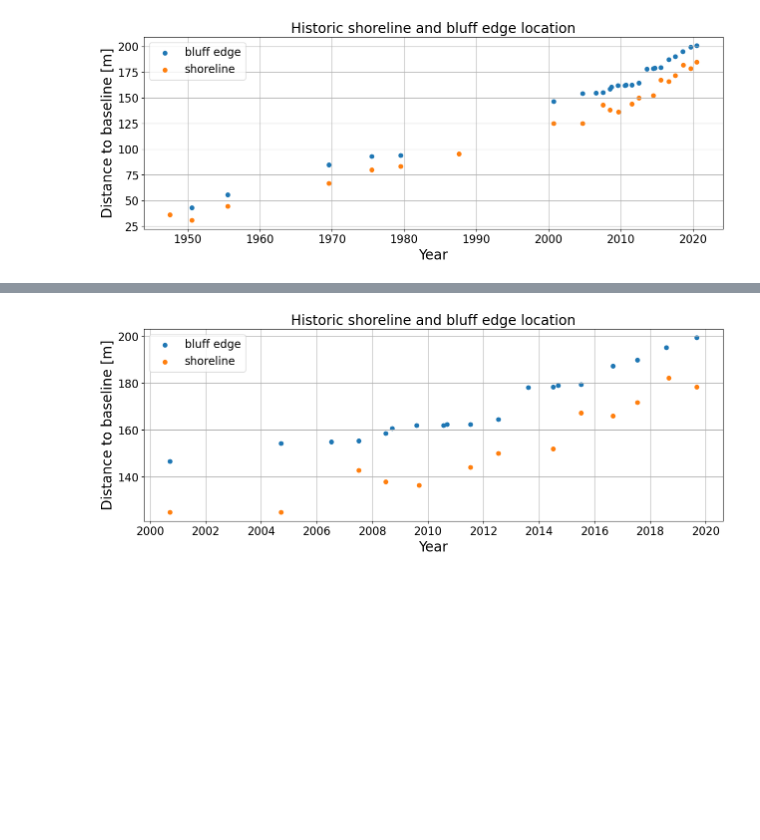
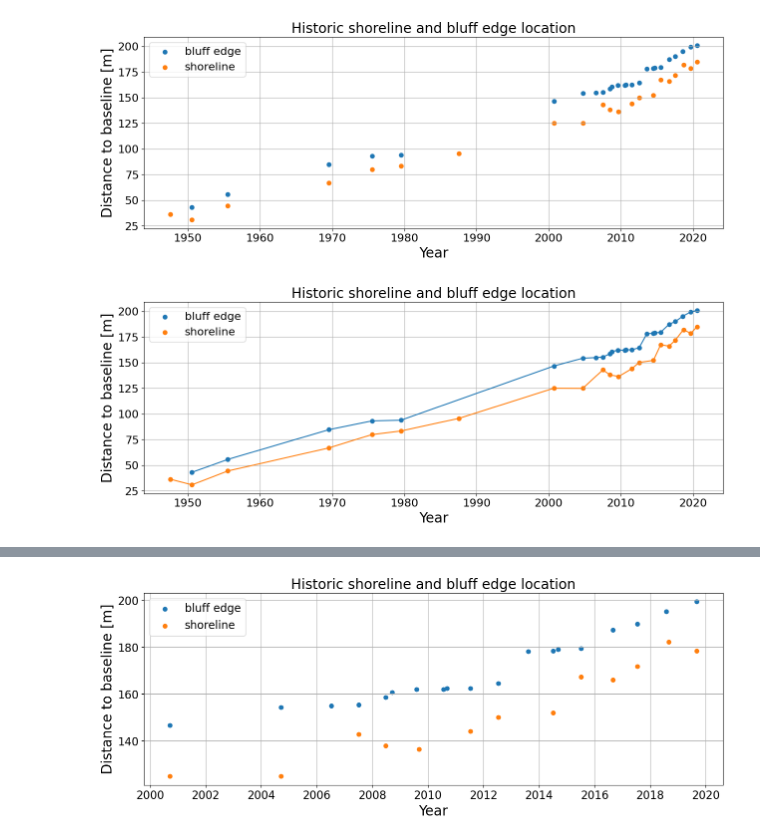
Before and after one commit to khdebruijn/thermo-morphological-model, a Jupyter notebook: database/gibbs_generate_timeseries.ipynb, the cells around one changed output, grey strips where cells are left out. Cells and saved outputs as stored; diff of their text form; code cells hidden in the pictures; blank space fills up the shorter version.

Commit message:
extra figures

```diff
--- a/database/gibbs_generate_timeseries.ipynb
+++ b/database/gibbs_generate_timeseries.ipynb
@@ -190,3 +190,35 @@ figname = 'retreat_rates_data.png'
 plt.savefig(os.path.join(save_path, figname), bbox_inches='tight', facecolor='white', transparent=False)
 # %% [output]
 [figure]
+# %%
+transect_id = 134
+
+fig, ax = plt.subplots(figsize=(15, 5))
+
+bluff_edges = get_timeseries(gdf_be, gdf_be_cr, gdf_be_bl, transect_id).to_crs(crs="4326")
+shore_lines = get_timeseries(gdf_sl, gdf_be_cr, gdf_be_bl, transect_id).to_crs(crs="4326")
+
+sort_mask_be = np.argsort(bluff_edges.date.values)
+sort_mask_sl = np.argsort(shore_lines.date.values)
+
+ax.scatter(bluff_edges.date, bluff_edges.distance_from_ref, label='bluff edge', color='C0')
+ax.scatter(shore_lines.date, shore_lines.distance_from_ref, label='shoreline', color='C1')
+ax.plot(bluff_edges.date[sort_mask_be], bluff_edges.distance_from_ref[sort_mask_be], color='C0')
+ax.plot(shore_lines.date[sort_mask_sl], shore_lines.distance_from_ref[sort_mask_sl], color='C1')
+
+ax.set_xlabel("Year")
+ax.set_ylabel("Distance to baseline [m]")
+
+ax.grid()
+
+ax.set_title("Historic shoreline and bluff edge location")
+
+ax.legend()
+
+save_path = Path("C:/Users/bruij_kn/OneDrive - Stichting Deltares/Documents/GitHub/msc-thesis/Figures/Python")
+
+figname = 'retreat_rates_data2.png'
+
+plt.savefig(os.path.join(save_path, figname), bbox_inches='tight', facecolor='white', transparent=False)
+# %% [output]
+[figure, added]
```
Also changed, not shown: parts of 3 cells of this notebook.
